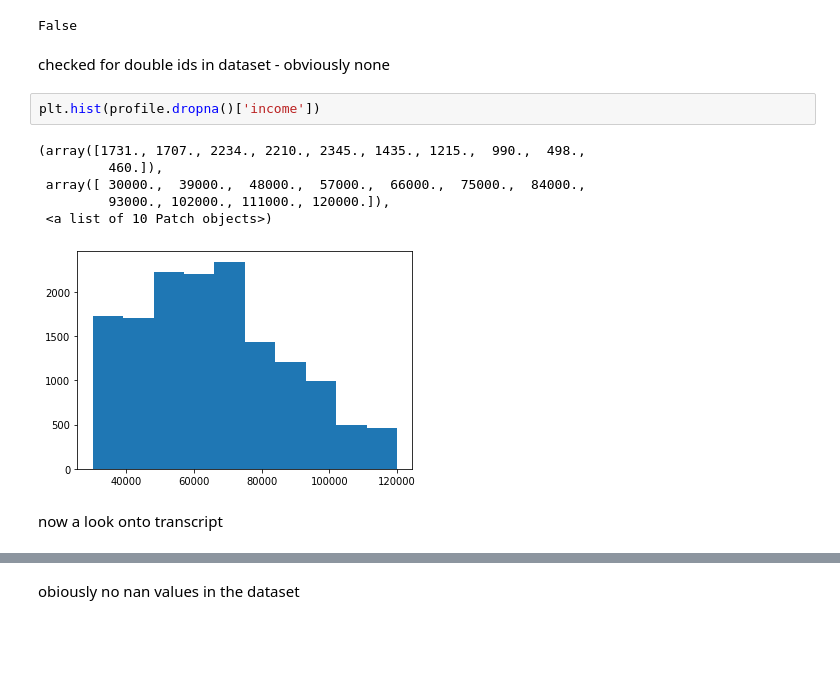
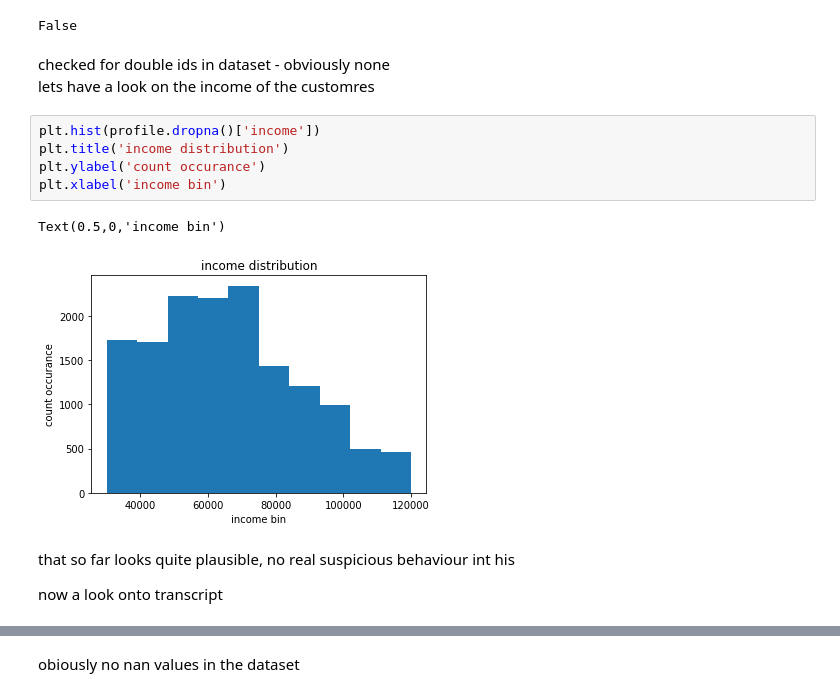
Before and after one commit to udacityML/capstone_starbucks, a Jupyter notebook: Starbucks_Capstone_preprocessing.ipynb, the cells around one changed output, grey strips where cells are left out. Cells and saved outputs as stored; diff of their text form; blank space fills up the shorter version.

```diff
--- a/Starbucks_Capstone_preprocessing.ipynb
+++ b/Starbucks_Capstone_preprocessing.ipynb
@@ -206,17 +203,19 @@ memory usage: 694.9+ KB
 False
 # %% [markdown]
 checked for double ids in dataset - obviously none
+lets have a look on the income of the customres
 # %%
 plt.hist(profile.dropna()['income'])
+plt.title('income distribution')
+plt.ylabel('count occurance')
+plt.xlabel('income bin')
 # %% [output]
-(array([1731., 1707., 2234., 2210., 2345., 1435., 1215.,  990.,  498.,
-         460.]),
- array([ 30000.,  39000.,  48000.,  57000.,  66000.,  75000.,  84000.,
-         93000., 102000., 111000., 120000.]),
- <a list of 10 Patch objects>)
+Text(0.5,0,'income bin')
-[figure, old version]
+[figure, new version]
-# %% [markdown]
-now a look onto transcript
+# %% [markdown]
+that so far looks quite plausible, no real suspicious behaviour int his
+
+now a look onto transcript
 # %%
 transcript.info()
 # %% [output]
```
Also changed, not shown: parts of 127 cells of this notebook, 9 other files.
